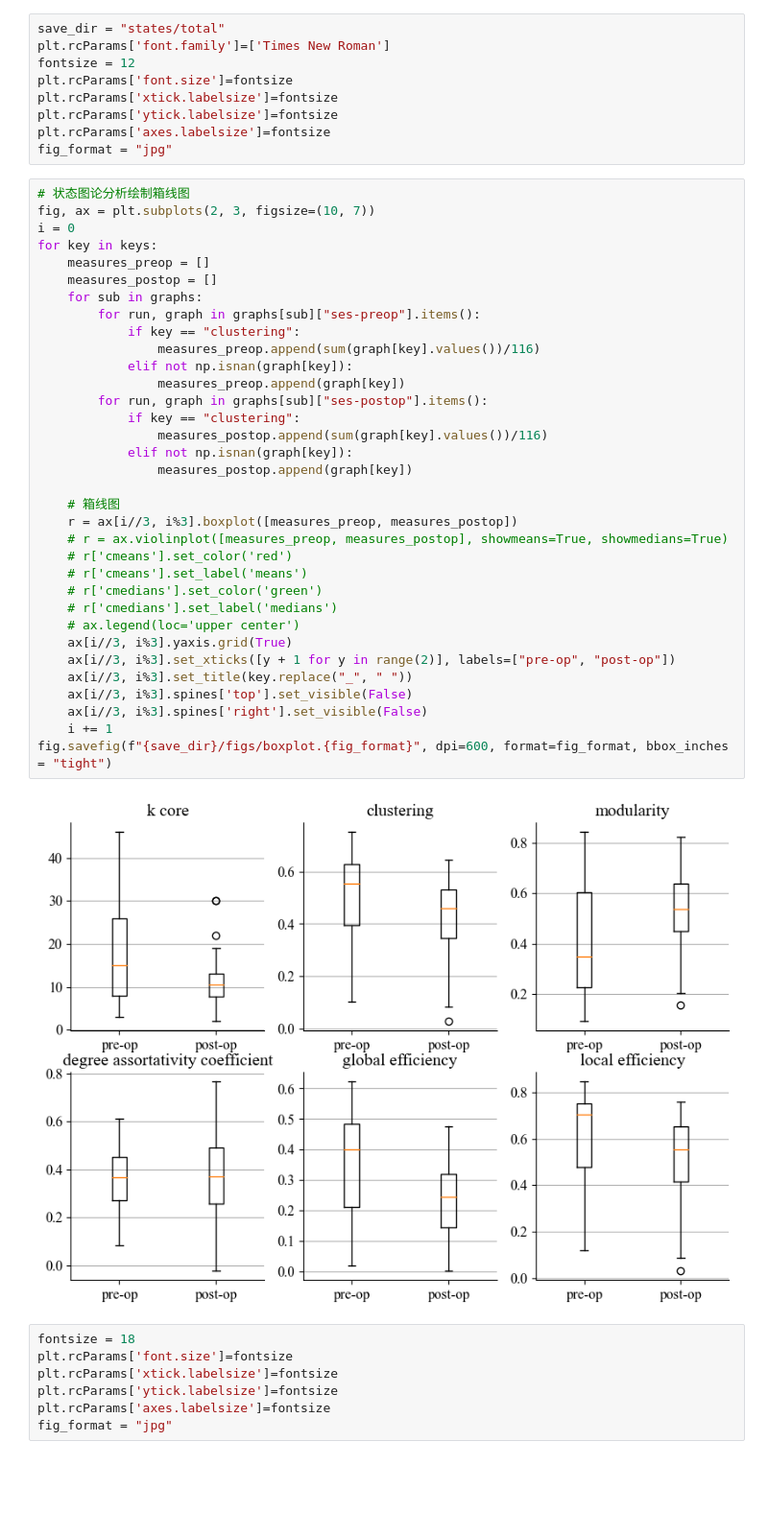
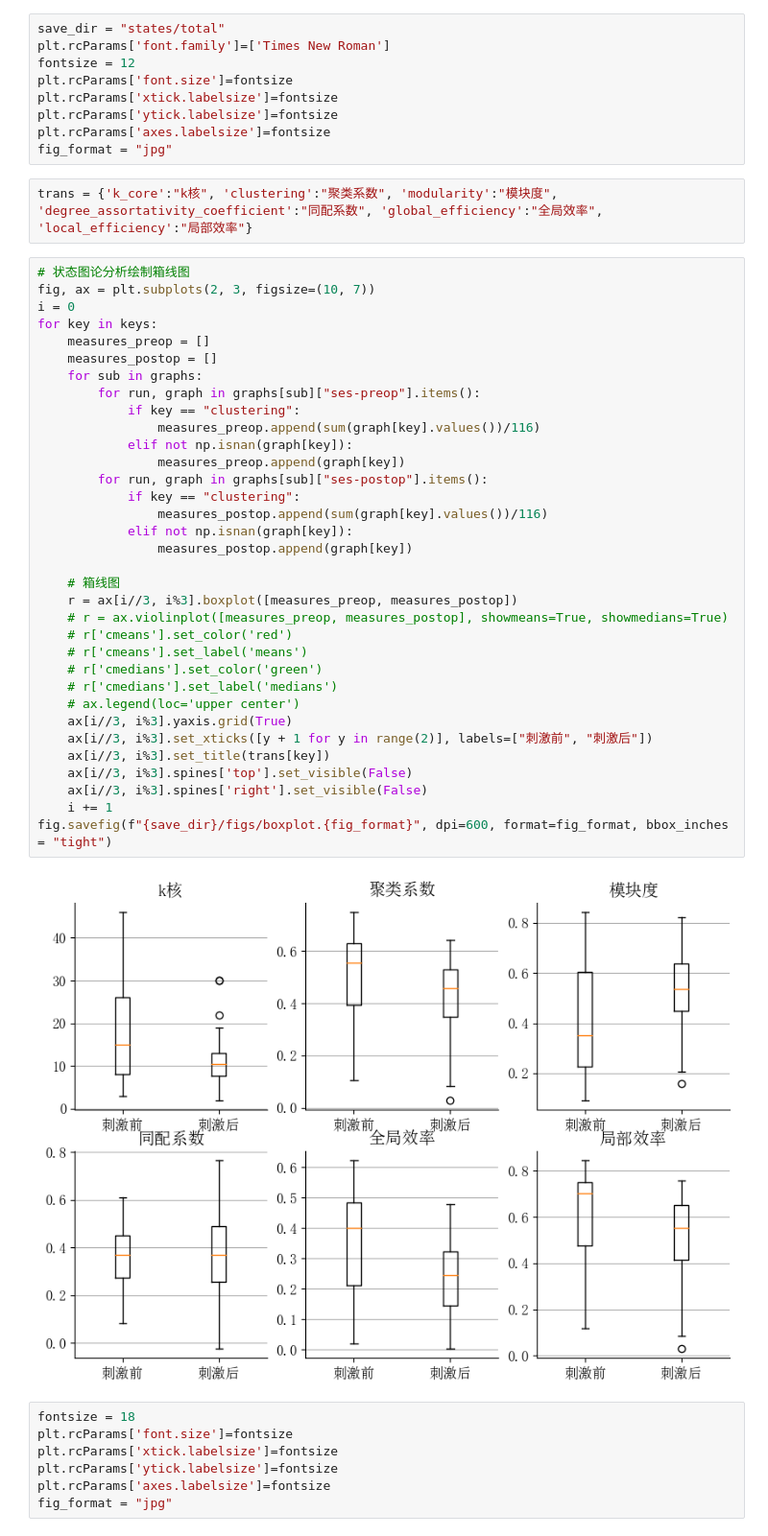
Before and after one commit to miracleXL/es-fmri, a Jupyter notebook: stats.ipynb, the cells around one changed output. Shown: that part at 96% size. Drawn from its saved outputs; the diff is of its cells as text; blank space fills up the shorter version.

```diff
--- a/stats.ipynb
+++ b/stats.ipynb
@@ -109,42 +109,44 @@ plt.rcParams['xtick.labelsize']=fontsize
 plt.rcParams['ytick.labelsize']=fontsize
 plt.rcParams['axes.labelsize']=fontsize
 fig_format = "jpg"
+# %%
+trans = {'k_core':"k核", 'clustering':"聚类系数", 'modularity':"模块度", 'degree_assortativity_coefficient':"同配系数", 'global_efficiency':"全局效率", 'local_efficiency':"局部效率"}
 # %%
 # 状态图论分析绘制箱线图
 fig, ax = plt.subplots(2, 3, figsize=(10, 7))
 i = 0
 for key in keys:
     measures_preop = []
     measures_postop = []
     for sub in graphs:
         for run, graph in graphs[sub]["ses-preop"].items():
             if key == "clustering":
                 measures_preop.append(sum(graph[key].values())/116)
             elif not np.isnan(graph[key]):
                 measures_preop.append(graph[key])
         for run, graph in graphs[sub]["ses-postop"].items():
             if key == "clustering":
                 measures_postop.append(sum(graph[key].values())/116)
             elif not np.isnan(graph[key]):
                 measures_postop.append(graph[key])
 
     # 箱线图
     r = ax[i//3, i%3].boxplot([measures_preop, measures_postop])
     # r = ax.violinplot([measures_preop, measures_postop], showmeans=True, showmedians=True)
     # r['cmeans'].set_color('red')
     # r['cmeans'].set_label('means')
     # r['cmedians'].set_color('green')
     # r['cmedians'].set_label('medians')
     # ax.legend(loc='upper center')
     ax[i//3, i%3].yaxis.grid(True)
-    ax[i//3, i%3].set_xticks([y + 1 for y in range(2)], labels=["pre-op", "post-op"])
-    ax[i//3, i%3].set_title(key.replace("_", " "))
+    ax[i//3, i%3].set_xticks([y + 1 for y in range(2)], labels=["刺激前", "刺激后"])
+    ax[i//3, i%3].set_title(trans[key])
     ax[i//3, i%3].spines['top'].set_visible(False)
     ax[i//3, i%3].spines['right'].set_visible(False)
     i += 1
 fig.savefig(f"{save_dir}/figs/boxplot.{fig_format}", dpi=600, format=fig_format, bbox_inches = "tight")
 # %% [output]
-[figure, old version]
+[figure, new version]
 # %%
 fontsize = 18
 plt.rcParams['font.size']=fontsize
```
Also changed, not shown: parts of 2 cells of this notebook, 11 other files.
